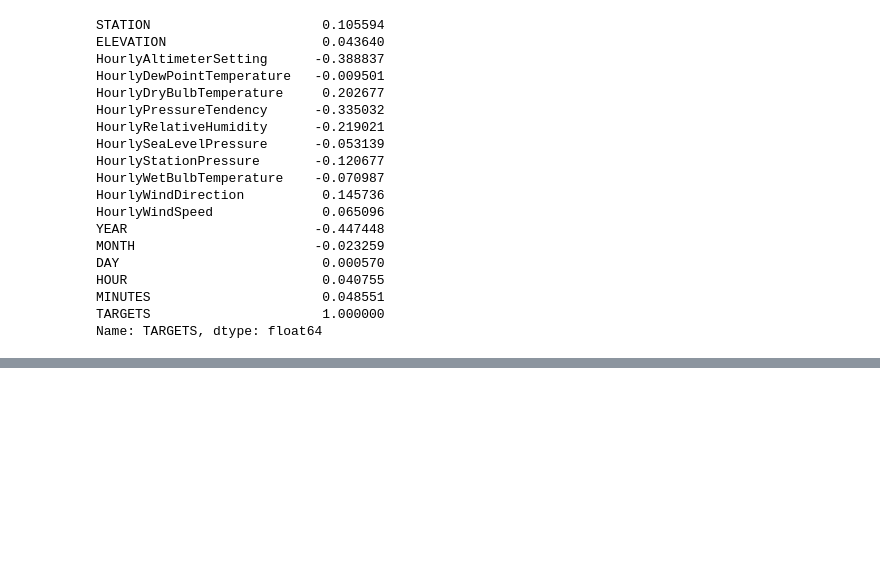
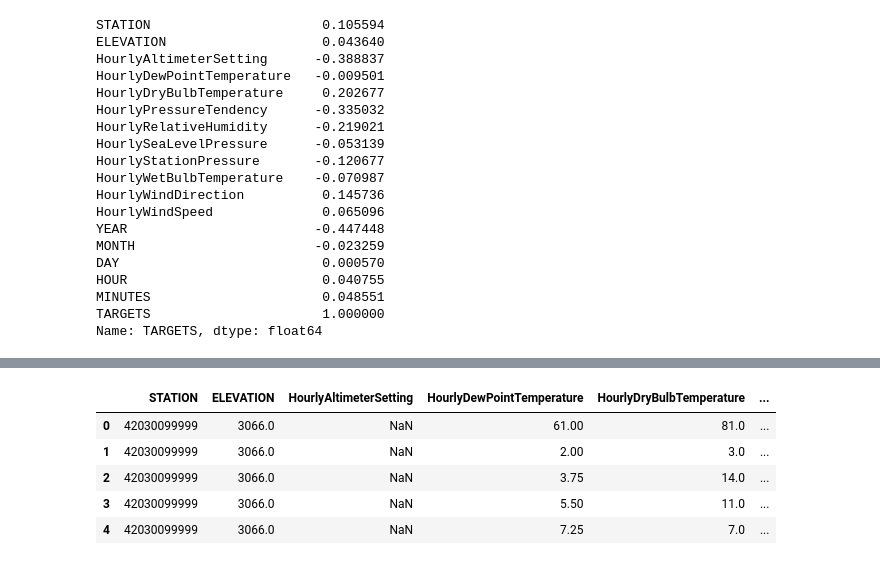
Before and after one commit to hritikb/Spatiotemporal_Extreme_Event_Prediction_using_ML, a Jupyter notebook: notebooks/Imputation.ipynb, the cells around one changed output, grey strips where cells are left out. Drawn from its saved outputs; the diff is of its cells as text; code cells hidden in the pictures; blank space fills up the shorter version.

```diff
--- a/notebooks/Imputation.ipynb
+++ b/notebooks/Imputation.ipynb
@@ -488,5 +487,14 @@ HOUR                         0.040755
 MINUTES                      0.048551
 TARGETS                      1.000000
 Name: TARGETS, dtype: float64
+# %%
+df.head()
+# %% [output]
+|  | STATION | ELEVATION | HourlyAltimeterSetting | HourlyDewPointTemperature | HourlyDryBulbTemperature | ... |
+| 0 | 42030099999 | 3066.0 | NaN | 61.00 | 81.0 | ... |
+| 1 | 42030099999 | 3066.0 | NaN | 2.00 | 3.0 | ... |
+| 2 | 42030099999 | 3066.0 | NaN | 3.75 | 14.0 | ... |
+| 3 | 42030099999 | 3066.0 | NaN | 5.50 | 11.0 | ... |
+| 4 | 42030099999 | 3066.0 | NaN | 7.25 | 7.0 | ... |
 # %%
 df.drop('Unnamed: 0', axis = 1, inplace = True)
```
Also changed, not shown: parts of 4 cells of this notebook, 3 other files.
